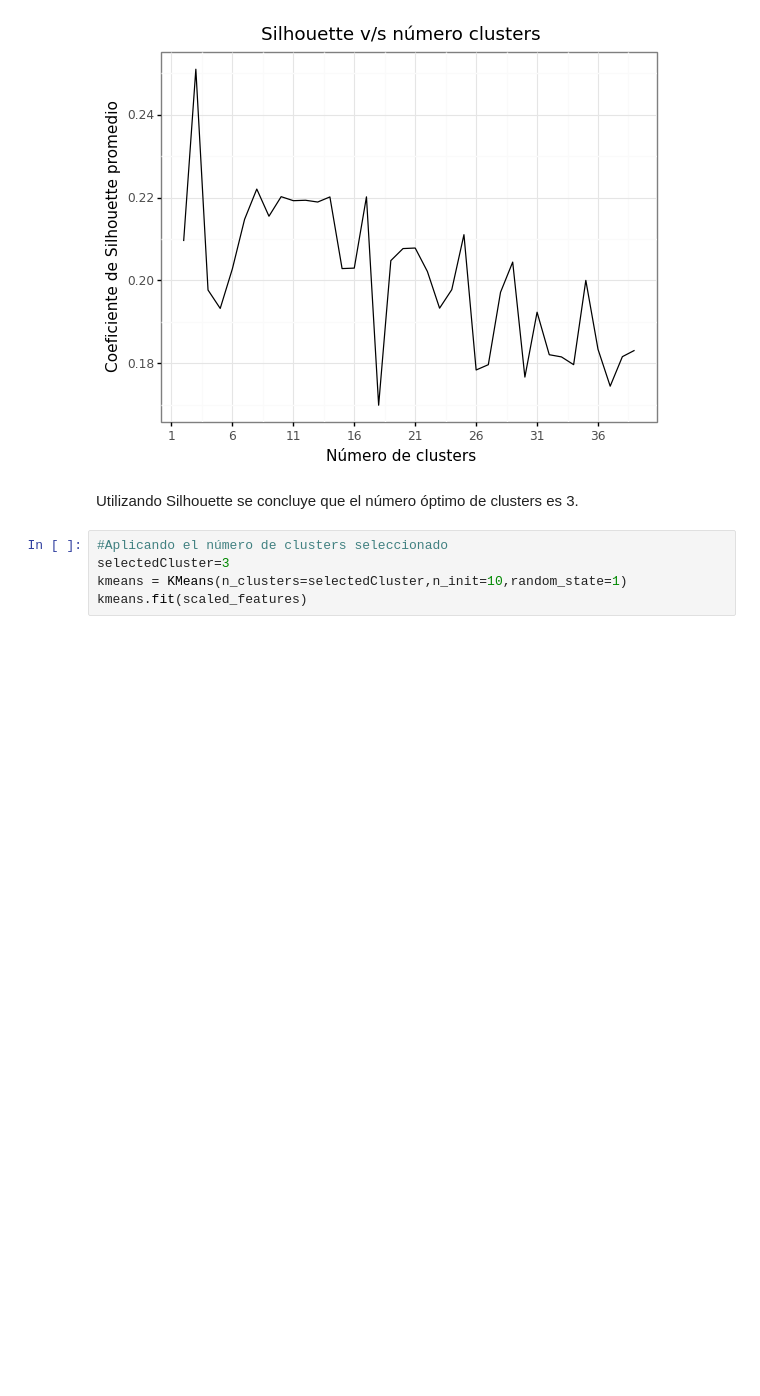
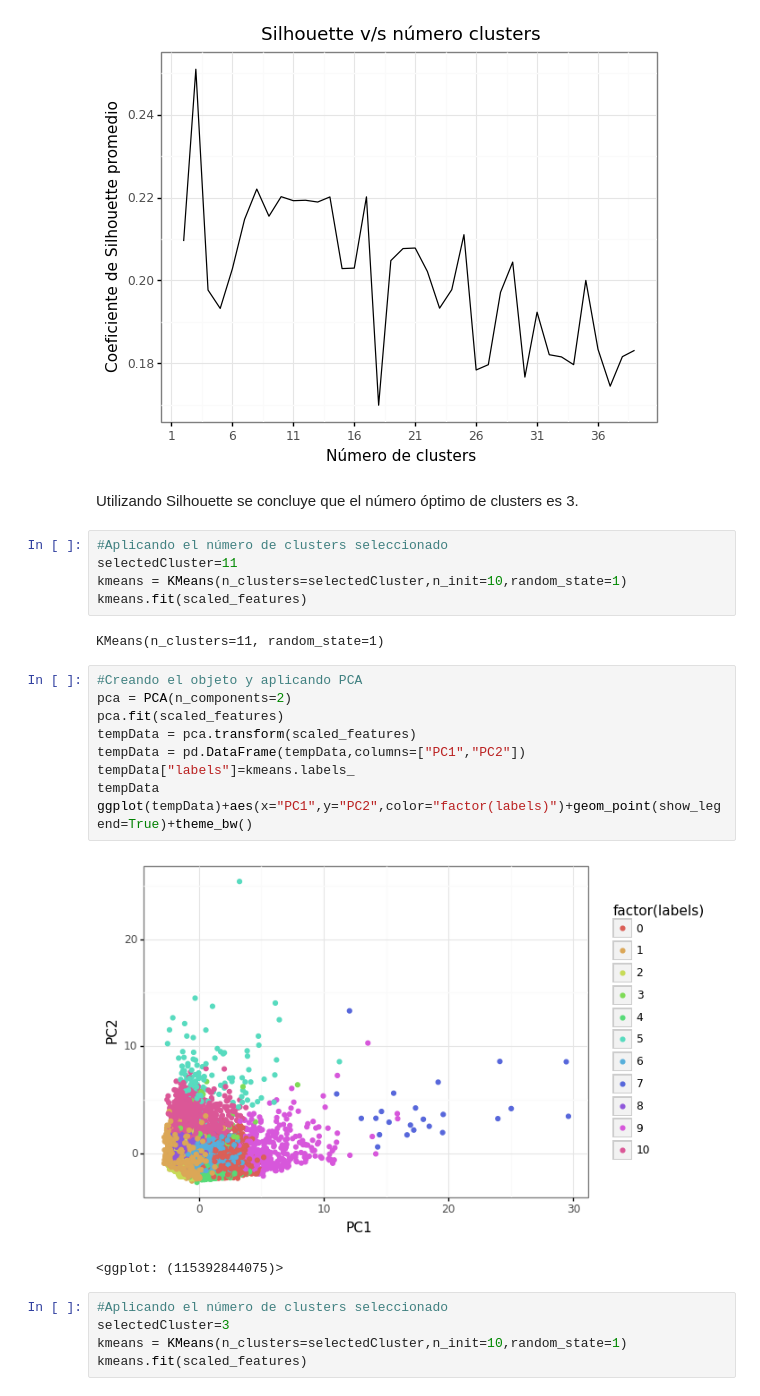
Before and after one commit to eolo-ws/proyecto-1-mineria-datos, a Jupyter notebook: proyecto-mineria-grupo-5.ipynb, the cells around one changed output. Cells and saved outputs as stored; diff of their text form; blank space fills up the shorter version.

```diff
--- a/proyecto-mineria-grupo-5.ipynb
+++ b/proyecto-mineria-grupo-5.ipynb
@@ -332,6 +332,25 @@ print(ggplot(tempData)+aes(x="K",y="CS")+theme_bw()+geom_line()+labs(x="Número
 [figure]
 # %% [markdown]
 Utilizando Silhouette se concluye que el número óptimo de clusters es 3.
+# %%
+#Aplicando el número de clusters seleccionado
+selectedCluster=11
+kmeans = KMeans(n_clusters=selectedCluster,n_init=10,random_state=1)
+kmeans.fit(scaled_features)
+# %% [output]
+KMeans(n_clusters=11, random_state=1)
+# %%
+#Creando el objeto y aplicando PCA
+pca = PCA(n_components=2)
+pca.fit(scaled_features)
+tempData = pca.transform(scaled_features)
+tempData = pd.DataFrame(tempData,columns=["PC1","PC2"])
+tempData["labels"]=kmeans.labels_
+tempData
+ggplot(tempData)+aes(x="PC1",y="PC2",color="factor(labels)")+geom_point(show_legend=True)+theme_bw()
+# %% [output]
+[figure, added]
+<ggplot: (115392844075)>
 # %%
 #Aplicando el número de clusters seleccionado
 selectedCluster=3
```
Also changed, not shown: parts of 6 cells of this notebook.
